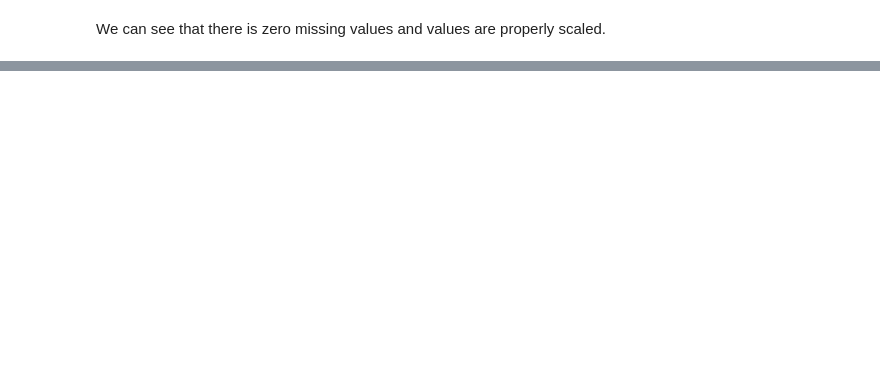
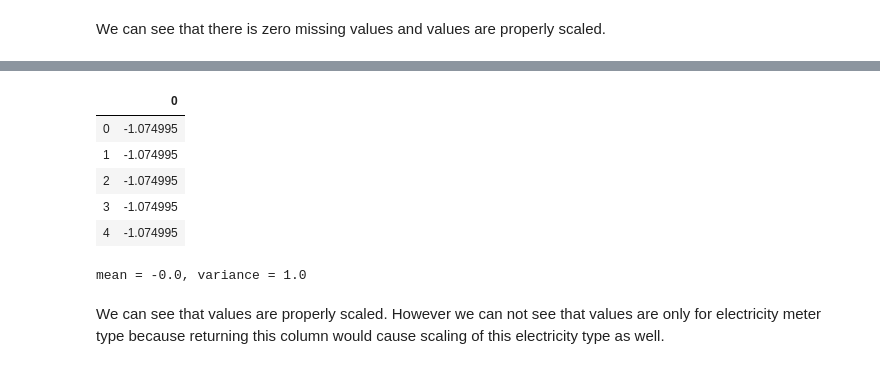
Before and after one commit to dmitana/fiit_knowledge_discovery_project, a Jupyter notebook: notebooks/preprocessing.ipynb, the cells around one changed output, grey strips where cells are left out. Saved outputs shown, nothing was run; the diff lists cells and outputs as text; code cells hidden in the pictures; blank space fills up the shorter version.

Commit message:
Add preprocessing of meter data

```diff
--- a/notebooks/preprocessing.ipynb
+++ b/notebooks/preprocessing.ipynb
@@ -317,0 +321,3 @@ We can see that there is zero missing values and values are properly scaled.
+# %%
+train_meter = pd.read_csv('data/train.csv')
+train_meter
@@ -317,0 +338,16 @@ We can see that there is zero missing values and values are properly scaled.
+# %%
+meter_reading_feature = pd.DataFrame(meter_pipeline.fit_transform(train_meter))
+meter_reading_feature.head()
+# %% [output]
+|  | 0 |
+| 0 | -1.074995 |
+| 1 | -1.074995 |
+| 2 | -1.074995 |
+| 3 | -1.074995 |
+| 4 | -1.074995 |
+# %%
+check_mean_and_variance(meter_reading_feature[0])
+# %% [output]
+mean = -0.0, variance = 1.0
+# %% [markdown]
+We can see that values are properly scaled. However we can not see that values are only for electricity meter type because returning this column would cause scaling of this electricity type as well.
```
Also changed, not shown: parts of 9 cells of this notebook.
